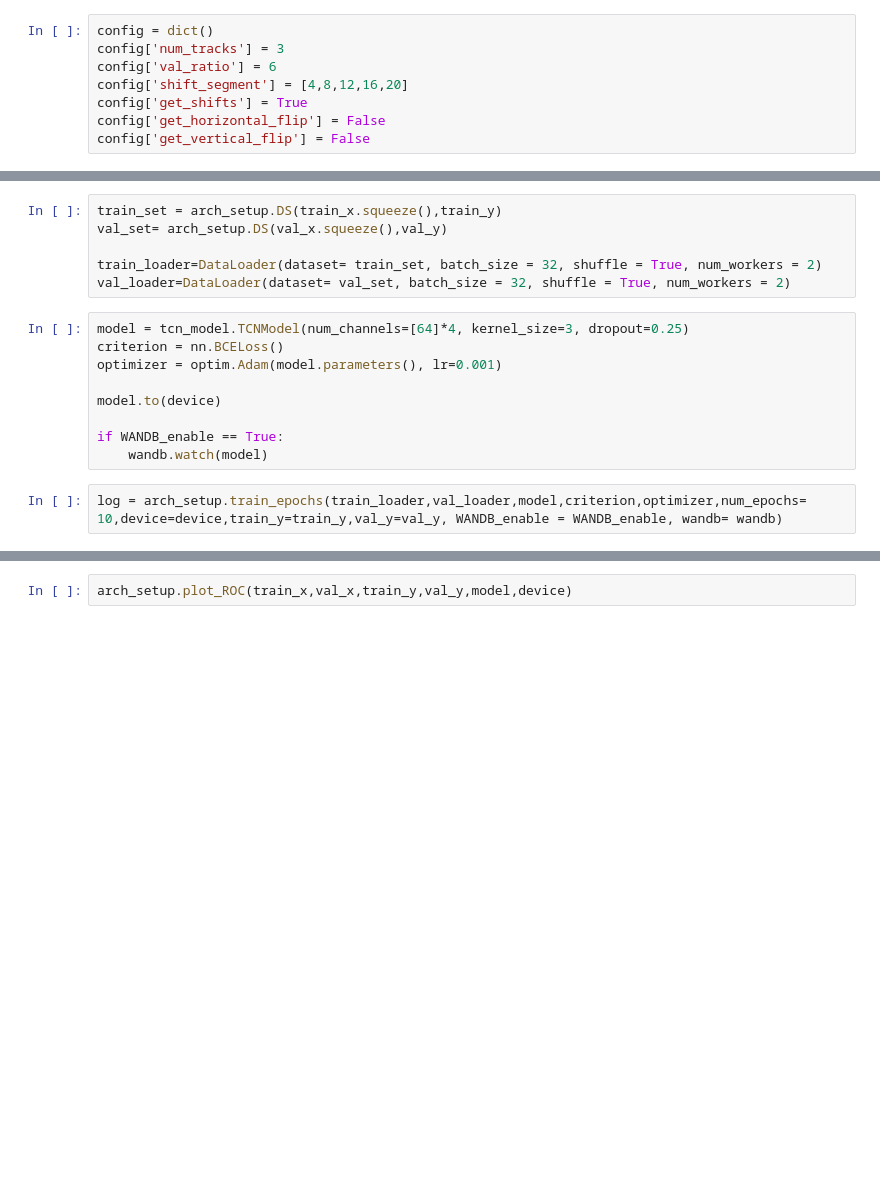
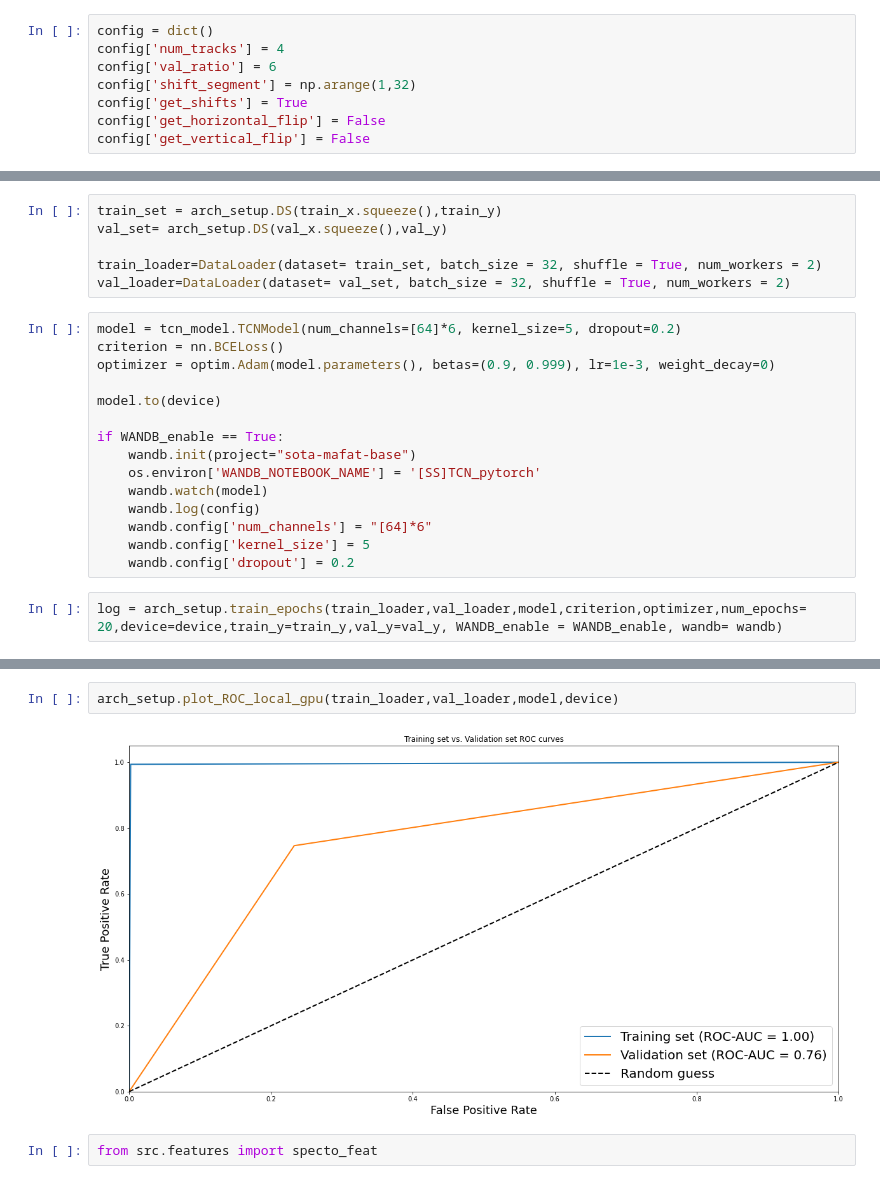
Before and after one commit to ShaulSolomon/sota-mafat-radar, a Jupyter notebook: notebooks/exploratory_notebooks/[SS]Alexnet_pytorch.ipynb, the cells around one changed output, grey strips where cells are left out. Saved outputs shown, nothing was run; the diff lists cells and outputs as text; blank space fills up the shorter version.

```diff
--- a/notebooks/exploratory_notebooks/[SS]Alexnet_pytorch.ipynb
+++ b/notebooks/exploratory_notebooks/[SS]Alexnet_pytorch.ipynb
@@ -75,9 +75,9 @@ else:
     device = torch.device('cpu:0')
 # %%
 config = dict()
-config['num_tracks'] = 3
+config['num_tracks'] = 4
 config['val_ratio'] = 6
-config['shift_segment'] = [4,8,12,16,20]
+config['shift_segment'] = np.arange(1,32)
 config['get_shifts'] = True
 config['get_horizontal_flip'] = False
 config['get_vertical_flip'] = False
@@ -92,15 +92,21 @@ val_set= arch_setup.DS(val_x.squeeze(),val_y)
 train_loader=DataLoader(dataset= train_set, batch_size = 32, shuffle = True, num_workers = 2)
 val_loader=DataLoader(dataset= val_set, batch_size = 32, shuffle = True, num_workers = 2)
 # %%
-model = tcn_model.TCNModel(num_channels=[64]*4, kernel_size=3, dropout=0.25)
+model = tcn_model.TCNModel(num_channels=[64]*6, kernel_size=5, dropout=0.2)
 criterion = nn.BCELoss()
-optimizer = optim.Adam(model.parameters(), lr=0.001)
+optimizer = optim.Adam(model.parameters(), betas=(0.9, 0.999), lr=1e-3, weight_decay=0)
 
 model.to(device)
 
 if WANDB_enable == True:
+    wandb.init(project="sota-mafat-base")
+    os.environ['WANDB_NOTEBOOK_NAME'] = '[SS]TCN_pytorch'
     wandb.watch(model)
+    wandb.log(config)
+    wandb.config['num_channels'] = "[64]*6"
+    wandb.config['kernel_size'] = 5
+    wandb.config['dropout'] = 0.2
 # %%
-log = arch_setup.train_epochs(train_loader,val_loader,model,criterion,optimizer,num_epochs= 10,device=device,train_y=train_y,val_y=val_y, WANDB_enable = WANDB_enable, wandb= wandb)
+log = arch_setup.train_epochs(train_loader,val_loader,model,criterion,optimizer,num_epochs= 20,device=device,train_y=train_y,val_y=val_y, WANDB_enable = WANDB_enable, wandb= wandb)
 # %% [output]
 started training epoch no. 1
@@ -125,2 +133,6 @@ arch_setup.plot_loss_train_test(log,model)
-# %%
-arch_setup.plot_ROC(train_x,val_x,train_y,val_y,model,device)
+# %%
+arch_setup.plot_ROC_local_gpu(train_loader,val_loader,model,device)
+# %% [output]
+[figure, added]
+# %%
+from src.features import specto_feat
```
Also changed, not shown: parts of 4 cells of this notebook.
